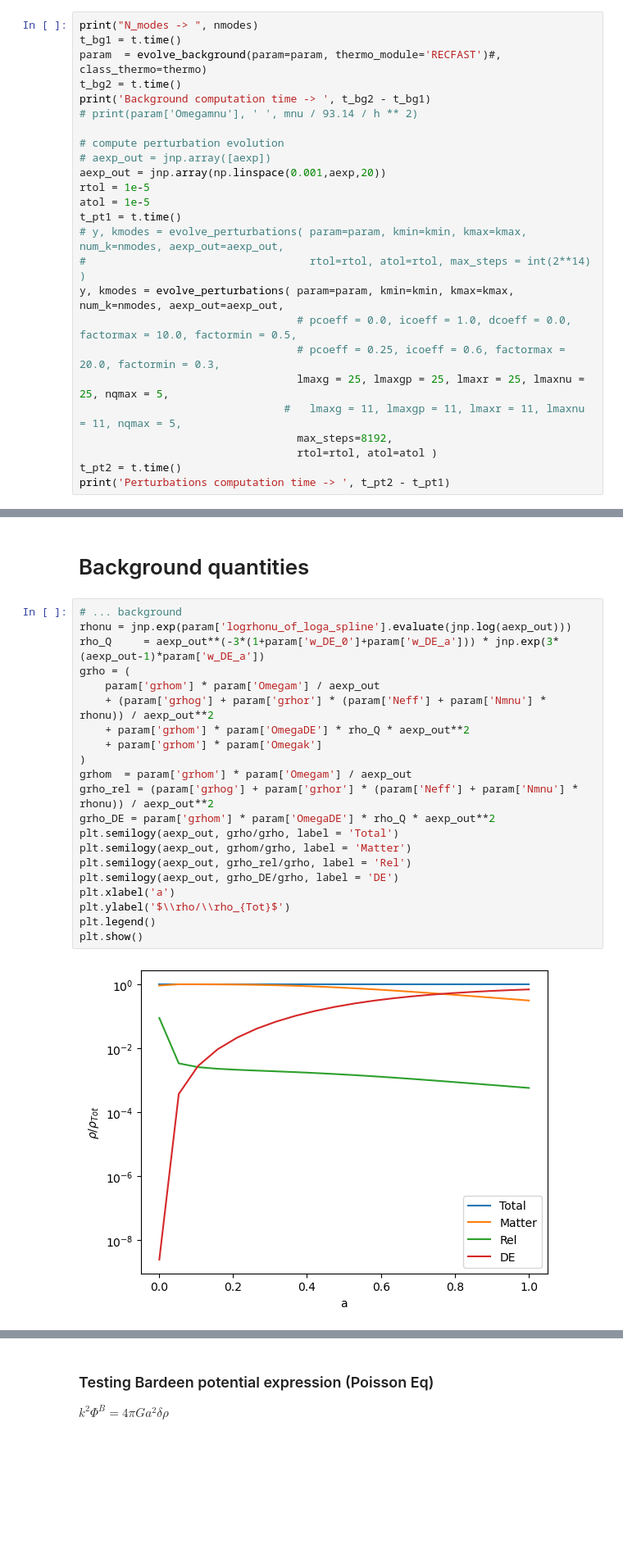
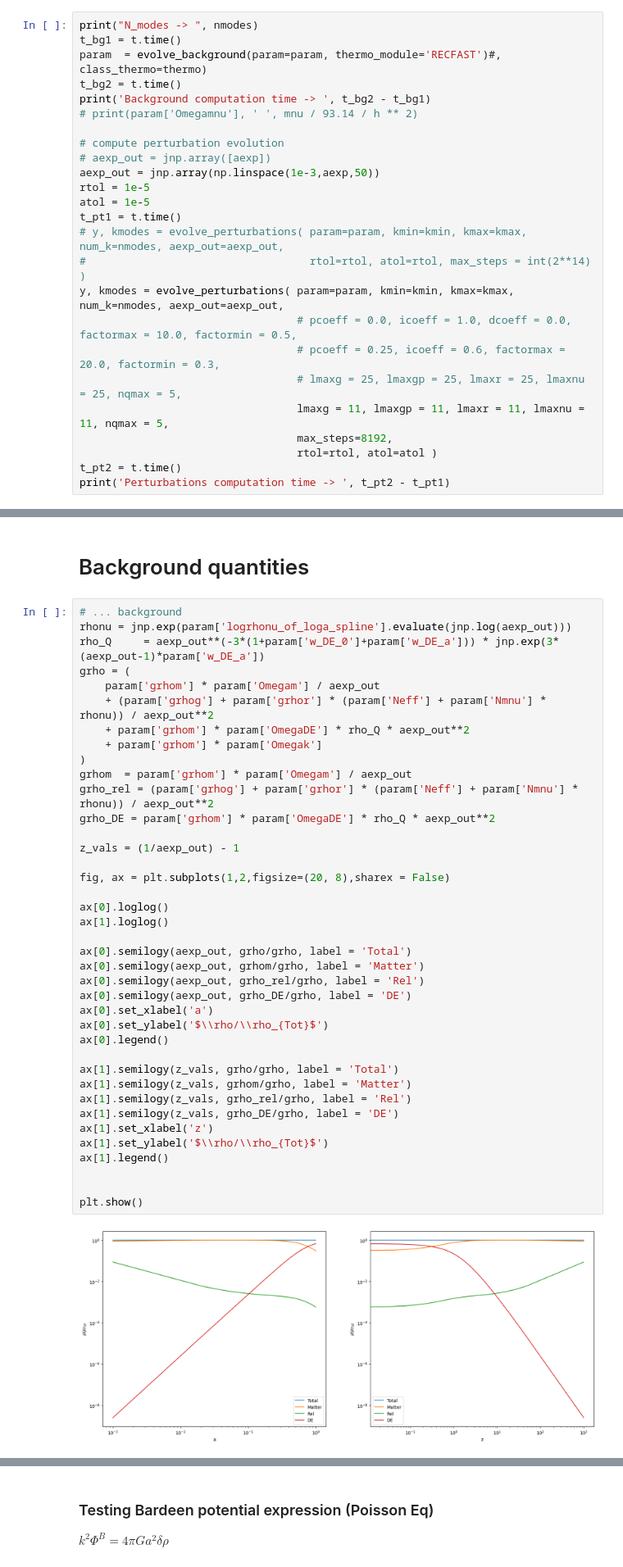
Before and after one commit to EstradaLlesta/DISCO-EB, a Jupyter notebook: notebooks/Tests.ipynb, the cells around one changed output, grey strips where cells are left out. Shown at 82% size. Cells and saved outputs as stored; diff of their text form; blank space fills up the shorter version.

```diff
--- a/notebooks/Tests.ipynb
+++ b/notebooks/Tests.ipynb
@@ -83,7 +83,7 @@ print('Background computation time -> ', t_bg2 - t_bg1)
 
 # compute perturbation evolution
 # aexp_out = jnp.array([aexp])
-aexp_out = jnp.array(np.linspace(0.001,aexp,20))
+aexp_out = jnp.array(np.linspace(1e-3,aexp,50))
 rtol = 1e-5
 atol = 1e-5
 t_pt1 = t.time()
@@ -92,8 +92,8 @@ t_pt1 = t.time()
 y, kmodes = evolve_perturbations( param=param, kmin=kmin, kmax=kmax, num_k=nmodes, aexp_out=aexp_out,
                                   # pcoeff = 0.0, icoeff = 1.0, dcoeff = 0.0, factormax = 10.0, factormin = 0.5,
                                   # pcoeff = 0.25, icoeff = 0.6, factormax = 20.0, factormin = 0.3,
-                                  lmaxg = 25, lmaxgp = 25, lmaxr = 25, lmaxnu = 25, nqmax = 5,
-                                #   lmaxg = 11, lmaxgp = 11, lmaxr = 11, lmaxnu = 11, nqmax = 5,
+                                  # lmaxg = 25, lmaxgp = 25, lmaxr = 25, lmaxnu = 25, nqmax = 5,
+                                  lmaxg = 11, lmaxgp = 11, lmaxr = 11, lmaxnu = 11, nqmax = 5,
                                   max_steps=8192,
                                   rtol=rtol, atol=atol )
 t_pt2 = t.time()
@@ -107,26 +107,44 @@ Perturbations computation time ->  30.909161806106567
 # %%
 # ... background
 rhonu = jnp.exp(param['logrhonu_of_loga_spline'].evaluate(jnp.log(aexp_out)))
 rho_Q     = aexp_out**(-3*(1+param['w_DE_0']+param['w_DE_a'])) * jnp.exp(3*(aexp_out-1)*param['w_DE_a'])
 grho = (
     param['grhom'] * param['Omegam'] / aexp_out
     + (param['grhog'] + param['grhor'] * (param['Neff'] + param['Nmnu'] * rhonu)) / aexp_out**2
     + param['grhom'] * param['OmegaDE'] * rho_Q * aexp_out**2
     + param['grhom'] * param['Omegak']
 )
 grhom  = param['grhom'] * param['Omegam'] / aexp_out
 grho_rel = (param['grhog'] + param['grhor'] * (param['Neff'] + param['Nmnu'] * rhonu)) / aexp_out**2
 grho_DE = param['grhom'] * param['OmegaDE'] * rho_Q * aexp_out**2
-plt.semilogy(aexp_out, grho/grho, label = 'Total')
-plt.semilogy(aexp_out, grhom/grho, label = 'Matter')
-plt.semilogy(aexp_out, grho_rel/grho, label = 'Rel')
-plt.semilogy(aexp_out, grho_DE/grho, label = 'DE')
-plt.xlabel('a')
-plt.ylabel('$\\rho/\\rho_{Tot}$')
-plt.legend()
+
+z_vals = (1/aexp_out) - 1
+
+fig, ax = plt.subplots(1,2,figsize=(20, 8),sharex = False)
+
+ax[0].loglog()
+ax[1].loglog()
+
+ax[0].semilogy(aexp_out, grho/grho, label = 'Total')
+ax[0].semilogy(aexp_out, grhom/grho, label = 'Matter')
+ax[0].semilogy(aexp_out, grho_rel/grho, label = 'Rel')
+ax[0].semilogy(aexp_out, grho_DE/grho, label = 'DE')
+ax[0].set_xlabel('a')
+ax[0].set_ylabel('$\\rho/\\rho_{Tot}$')
+ax[0].legend()
+
+ax[1].semilogy(z_vals, grho/grho, label = 'Total')
+ax[1].semilogy(z_vals, grhom/grho, label = 'Matter')
+ax[1].semilogy(z_vals, grho_rel/grho, label = 'Rel')
+ax[1].semilogy(z_vals, grho_DE/grho, label = 'DE')
+ax[1].set_xlabel('z')
+ax[1].set_ylabel('$\\rho/\\rho_{Tot}$')
+ax[1].legend()
+
+
 plt.show()
 # %% [output]
-[figure, old version]
+[figure, new version]
 # %% [markdown]
 # Anisotropic stress equation test
 
```
Also changed, not shown: parts of 8 cells of this notebook, 3 other files.
